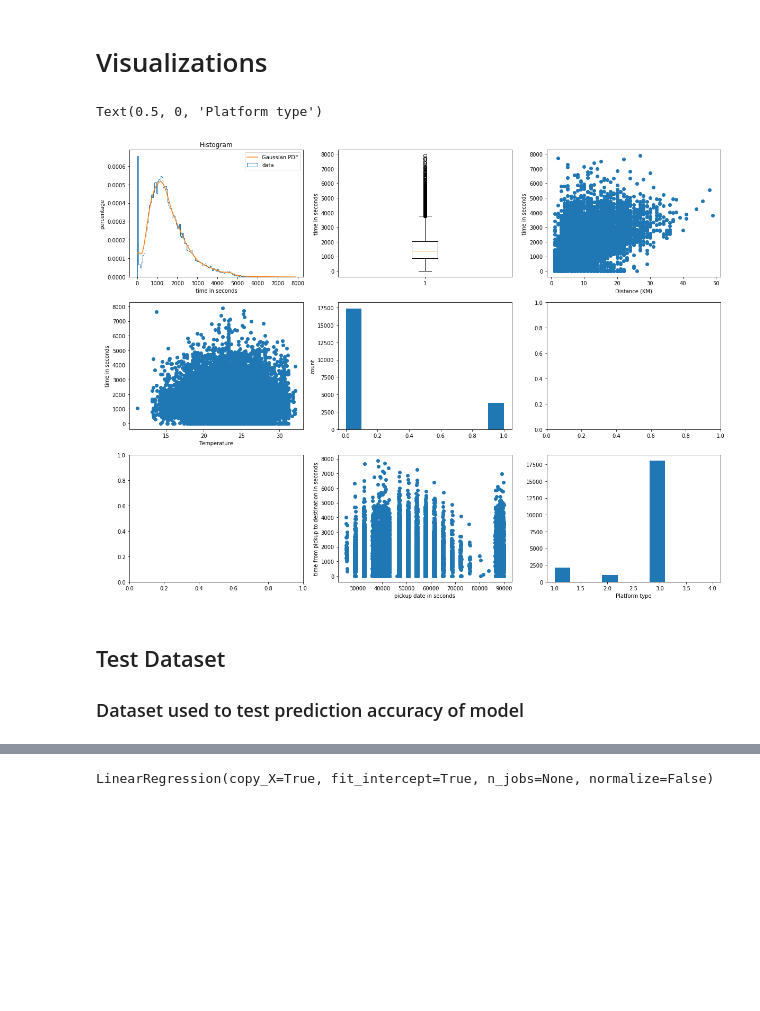
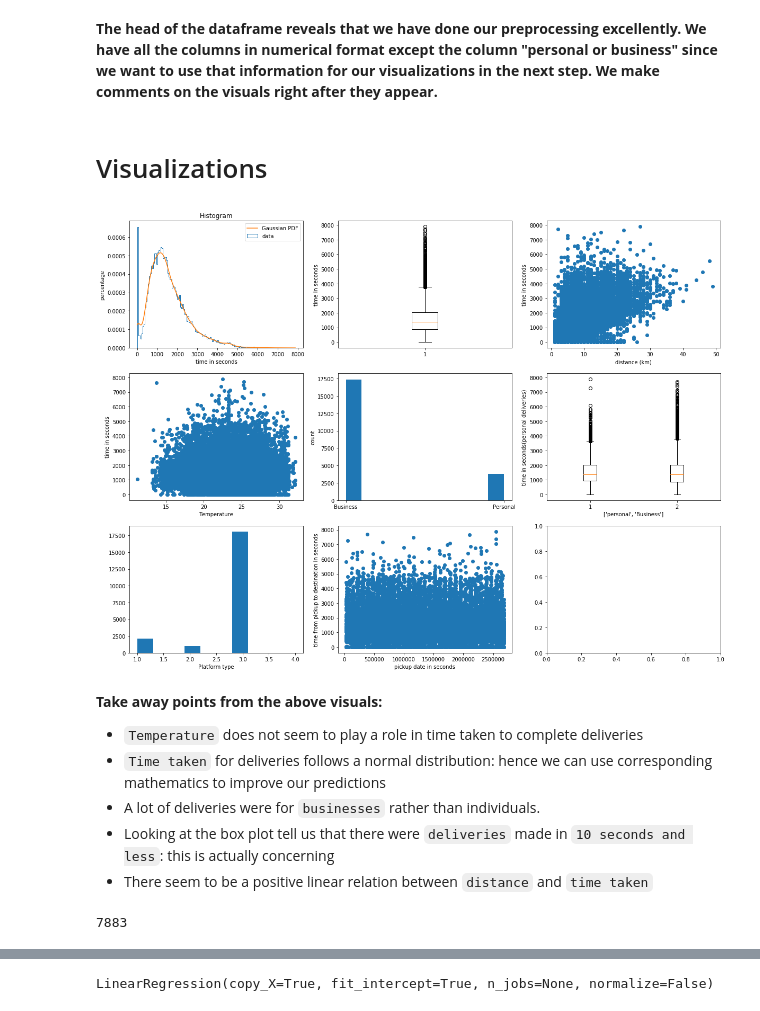
Before and after one commit to explore-thulani/sendy-logistics-challenge, a Jupyter notebook: Sendy_Logistics_Challenge_Regression_Predict.ipynb, the cells around one changed output, grey strips where cells are left out. Drawn from its saved outputs; the diff is of its cells as text; code cells hidden in the pictures; blank space fills up the shorter version.

Commit message:
added images

```diff
--- a/Sendy_Logistics_Challenge_Regression_Predict.ipynb
+++ b/Sendy_Logistics_Challenge_Regression_Predict.ipynb
@@ -36,2 +71,2 @@ train_df.head()
 # %%
-train_df.drop(["Arrival at Destination - Day of Month","Arrival at Destination - Time"],axis=1,inplace=True)
+train_df.drop(["arrival at destination - day of month","arrival at destination - time"],axis=1,inplace=True)
@@ -63,7 +96,7 @@ def convert_dates_to_seconds(df, date,time):
 
 
 
-    return date_in_seconds
+    return np.array(date_in_seconds)+np.array(days_in_seconds)
 
 
 def correct_data_format_train(df):
@@ -72,17 +105,17 @@ def correct_data_format_train(df):
 
     #convert dates
 
-    convert_columns = {"Placement - Day of Month":"Placement - Time","Confirmation - Day of Month":"Confirmation - Time",
-                      "Pickup - Day of Month":"Pickup - Time","Arrival at Pickup - Day of Month":"Arrival at Pickup - Time"}
+    convert_columns = {"placement - day of month":"placement - time","confirmation - day of month":"confirmation - time",
+                      "pickup - day of month":"pickup - time","arrival at pickup - day of month":"arrival at pickup - time"}
 
     #df["Placement - Time"] = convert_dates_to_seconds(df,date= "Placement - Day of Month",time ="Placement - Time")
     #df["Confirmation - Time"] = convert_dates_to_seconds(df,date= "Confirmation - Day of Month",time ="Confirmation - Time")
     #df["Pickup - Time"] = convert_dates_to_seconds(df,date= "Pickup - Day of Month",time ="Pickup - Time")
     #df["Arrival at Pickup - Time"] = convert_dates_to_seconds(df,date= "Arrival at Pickup - Day of Month",time ="Arrival at Pickup - Time")
     #drop columns
-    drop_columns = ["Precipitation in millimeters",
-                    "Arrival at Destination - Day of Month",
-            "Arrival at Destination - Time","Arrival at Destination - Weekday (Mo = 1)","Order No","User Id","Vehicle Type","Order No","Rider Id"]
+    drop_columns = ["precipitation in millimeters",
+                    "arrival at destination - day of month",
+            "arrival at destination - time","arrival at destination - weekday (mo = 1)","order no","user id","vehicle type","order no","rider id"]
     for column_name in df.columns:
         if column_name in convert_columns:
             df[convert_columns[column_name]] = convert_dates_to_seconds(df,date=column_name ,time =convert_columns[column_name])
@@ -90,8 +123,8 @@ def correct_data_format_train(df):
             df.drop(column_name,axis=1,inplace=True)
 
     #Fillingna and dummy variable
-    df['Temperature'].fillna(df['Temperature'].mean(),inplace=True)
-    df["Personal or Business"] = pd.get_dummies(df["Personal or Business"],drop_first=True)
+    df['temperature'].fillna(df['temperature'].mean(),inplace=True)
+    #df["personal or business"] = pd.get_dummies(df["personal or business"],drop_first=True)
     #pd.get_dummies(train["Rider Id"],drop_first=True)
 
     return df
@@ -100,48 +143,71 @@ train_df = correct_data_format_train(train_df)
+# %% [markdown]
+**The head of the dataframe reveals that we have done our preprocessing excellently. We have all the columns in numerical format except the column "personal or business" since we want to use that information for our visualizations in the next step.  We make comments on the visuals right after they appear.**
 # %% [markdown]
 # Visualizations
 # %%
 fig, ((ax1, ax2, ax3), (ax4, ax5 ,ax6),(ax7, ax8,ax9)) = plt.subplots(nrows=3, ncols=3, sharex=False, sharey=False,figsize = (20,15))
 
 
-ax1.hist(train_df["Time from Pickup to Arrival"], 150, histtype = 'step',density = True, label = "data");
-kde_xs = np.linspace(0, train_df["Time from Pickup to Arrival"].max(), 301)
-kde = st.gaussian_kde(train_df["Time from Pickup to Arrival"])
+
+ax1.hist(train_df["time from pickup to arrival"], 150, histtype = 'step',density = True, label = "data");
+kde_xs = np.linspace(0, train_df["time from pickup to arrival"].max(), 301)
+kde = st.gaussian_kde(train_df["time from pickup to arrival"])
 ax1.plot(kde_xs, kde.pdf(kde_xs), label="Gaussian PDF")
 ax1.legend(loc="upper right")
 ax1.set_xlabel("time in seconds")
 ax1.set_ylabel("percentage");
 ax1.set_title("Histogram");
 
 
-ax2.boxplot(x=train_df["Time from Pickup to Arrival"])
+ax2.boxplot(x=train_df["time from pickup to arrival"])
 ax2.set_ylabel("time in seconds");
 
-ax3.scatter(train_df["Distance (KM)"],train_df["Time from Pickup to Arrival"])
-ax3.set_xlabel("Distance (KM)")
+ax3.scatter(train_df["distance (km)"],train_df["time from pickup to arrival"])
+ax3.set_xlabel("distance (km)")
 ax3.set_ylabel("time in seconds")
 
-ax4.scatter(train_df["Temperature"],train_df["Time from Pickup to Arrival"])
+ax4.scatter(train_df["temperature"],train_df["time from pickup to arrival"])
 ax4.set_xlabel("Temperature")
 ax4.set_ylabel("time in seconds")
 
-ax5.hist(train_df["Personal or Business"])
+ax5.hist(train_df["personal or business"])
 ax5.set_ylabel("count")
 
-#ax6.scatter(train["Temperature"],train['Time from Pickup to Arrival'])
+#ax6.hist(train_df[train_df["personal or business"]=="Business"]["time from pickup to arrival"])
 #ax6.set_ylabel("count")
+ax6.boxplot([train_df[train_df["personal or business"]=="Personal"]["time from pickup to arrival"],
+             train_df[train_df["personal or business"]=="Business"]["time from pickup to arrival"]])
+ax6.set_ylabel("time in seconds(personal deliveries)");
+ax6.set_xlabel(["personal","Business"])
+
 
 #ax7.hist(train["Rider Id"], bins=960)
 #ax7.set_ylabel("count")
+#ax7.boxplot(x=train_df[train_df["personal or business"]=="Business"]["time from pickup to arrival"])
+#ax7.set_ylabel("time in seconds(Business deliveries)");
 
-ax8.scatter(train_df["Pickup - Time"],train_df["Time from Pickup to Arrival"])
+ax8.scatter(train_df["pickup - time"],train_df["time from pickup to arrival"])
 ax8.set_xlabel("pickup date in seconds")
 ax8.set_ylabel("time from pickup to destination in seconds")
 
-ax9.hist(train_df["Platform Type"], bins = 10)
-ax9.set_xlabel("Platform type")
+ax7.hist(train_df["platform type"], bins = 10)
+ax7.set_xlabel("Platform type")
+
+
+#saving images
+fig.savefig('images/full_figure.png',transparent = True)
+extent = ax1.get_window_extent().transformed(fig.dpi_scale_trans.inverted())
+fig.savefig('images/distribution', bbox_inches=extent)
 # %% [output]
-Text(0.5, 0, 'Platform type')
-[figure, old version]
+[figure, new version]
-# %% [markdown]
-## Test Dataset
-### Dataset used to test prediction accuracy of model
+# %% [markdown]
+**Take away points from the above visuals:**
+*  `Temperature` does not seem to play a role in time taken to complete deliveries
+* `Time taken` for deliveries follows a normal distribution: hence we can use corresponding mathematics to improve our predictions
+* A lot of deliveries were for `businesses` rather than individuals.
+* Looking at the box plot tell us that there were `deliveries` made in `10 seconds and less`: this is actually concerning
+* There seem to be a positive linear relation between `distance` and `time taken`
+# %%
+train_df["time from pickup to arrival"].max()
+# %% [output]
+7883
```
Also changed, not shown: parts of 35 cells of this notebook, 8 other files.
